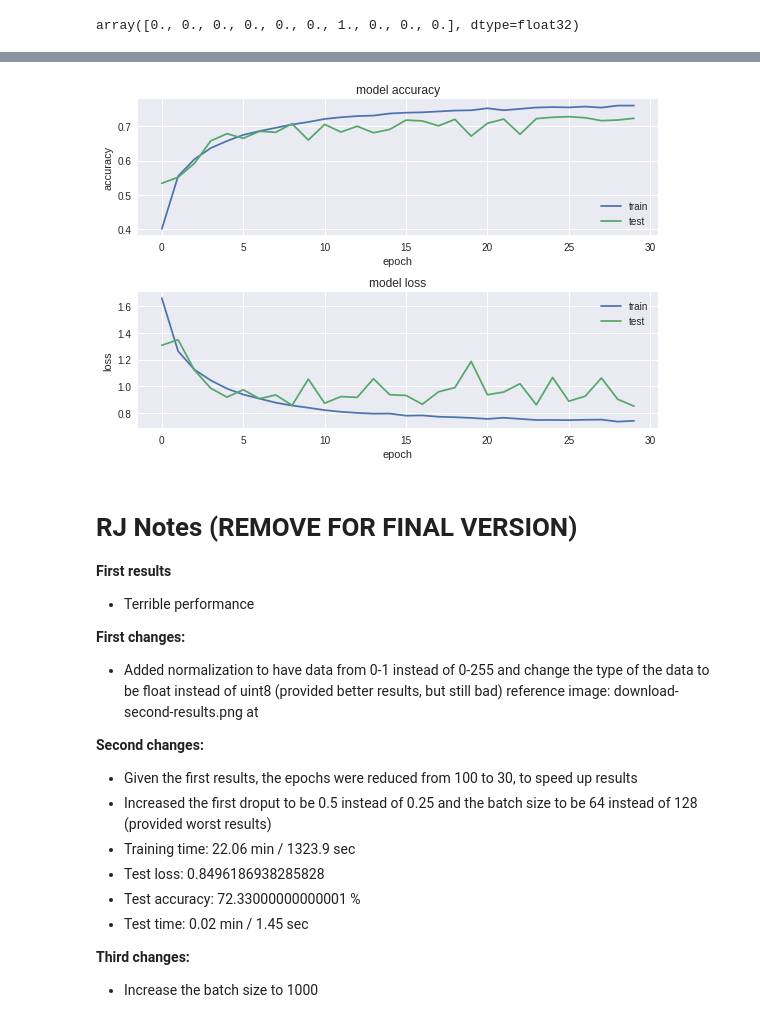
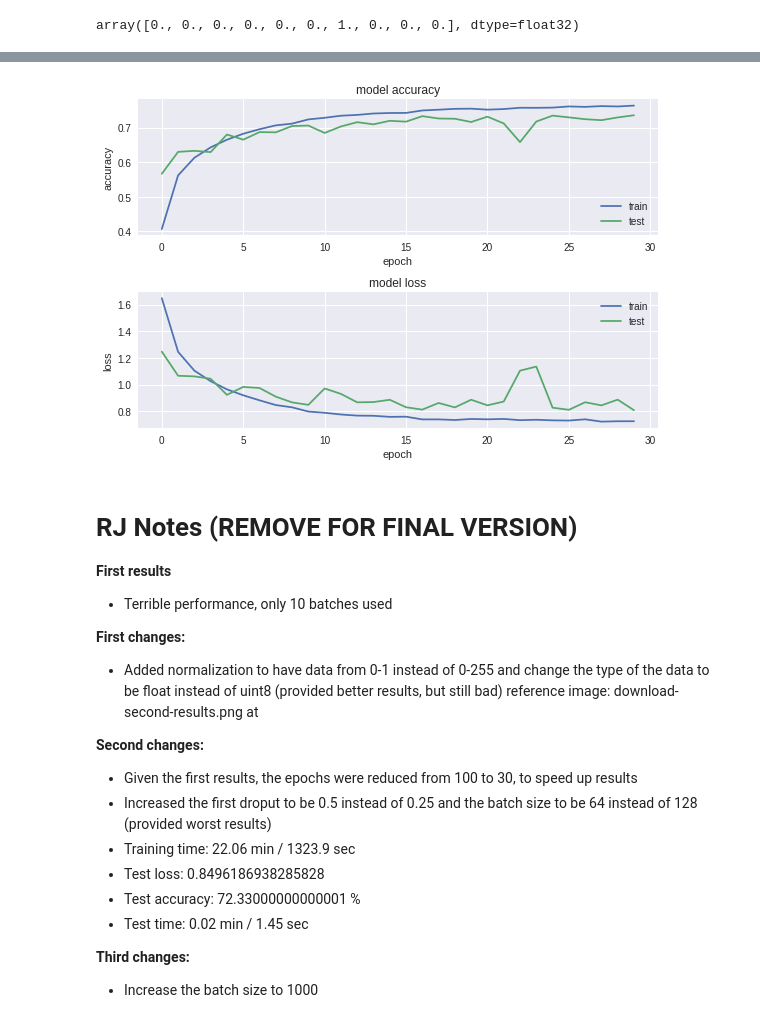
Before and after one commit to rojiark/Proyecto_Final_PR, a Jupyter notebook: Proyecto_Final_RJ_FQ.ipynb, the cells around one changed output, grey strips where cells are left out. Cells and saved outputs as stored; diff of their text form; code cells hidden in the pictures.

Commit message:
Third changes on the batches size

```diff
--- a/Proyecto_Final_RJ_FQ.ipynb
+++ b/Proyecto_Final_RJ_FQ.ipynb
@@ -175,7 +175,7 @@ _________________________________________________________________
 # %%
 import time
 
-batch_size = 1000
+batch_size = 64
 num_epoch = 30
 
 #model training
@@ -253,10 +253,10 @@ Test accuracy: 72.33000000000001 %
 Test time: 0.02 min / 1.45 sec
-[figure, old version]
+[figure, new version]
 # %% [markdown]
 # RJ Notes (REMOVE FOR FINAL VERSION)
 
 __First results__
-- Terrible performance
+- Terrible performance, only 10 batches used
 
 __First changes:__
 - Added normalization to have data from 0-1 instead of 0-255 and change the type of the data to be float instead of uint8 (provided better results, but still bad) reference image: download-second-results.png at
```
Also changed, not shown: parts of 2 cells of this notebook.
